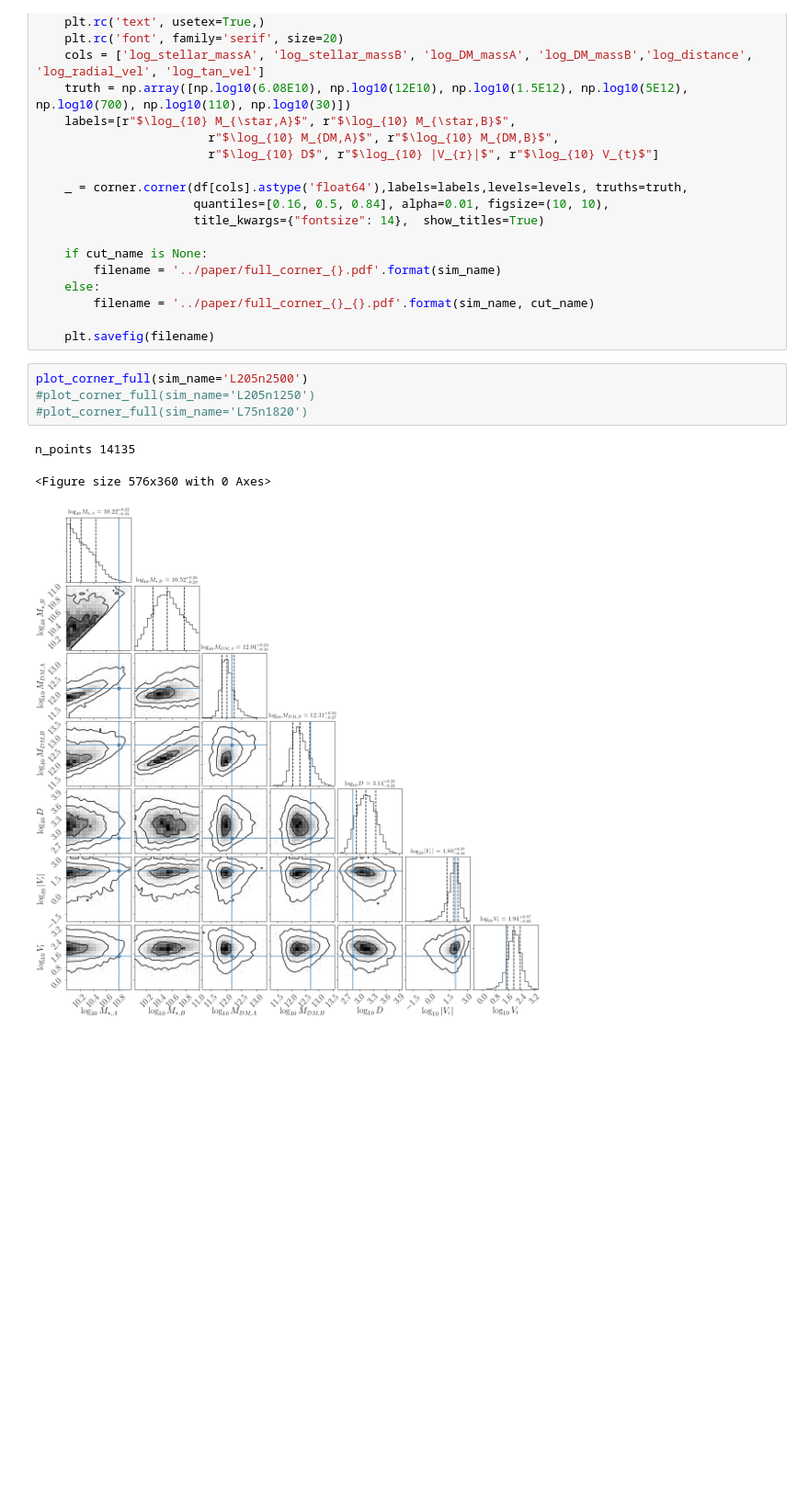
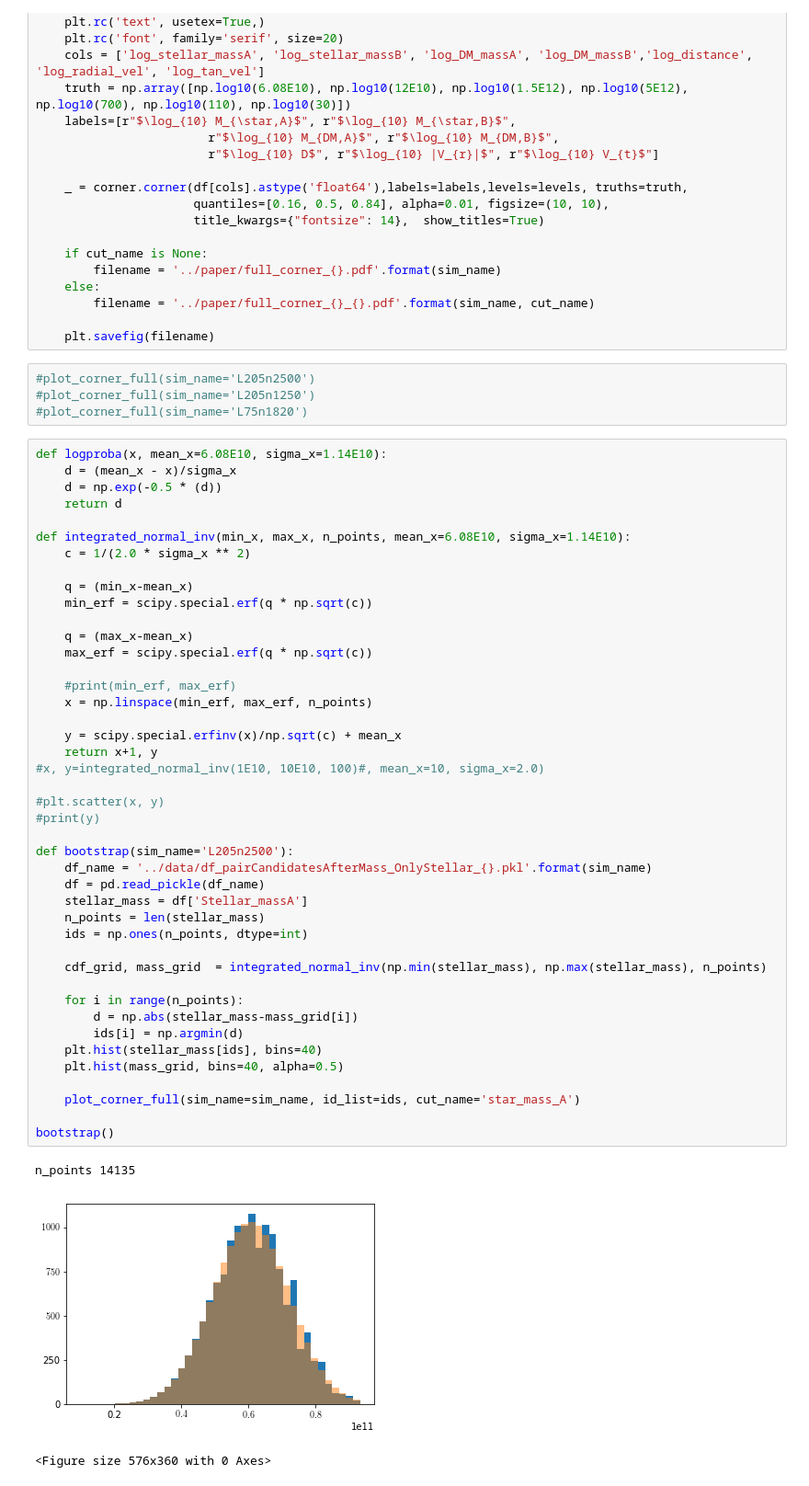
Before and after one commit to cgomez11/projectLC, a Jupyter notebook: nb/explora.ipynb, the cells around one changed output. Shown: that part at 92% size. Drawn from its saved outputs; the diff is of its cells as text; blank space fills up the shorter version.

```diff
--- a/nb/explora.ipynb
+++ b/nb/explora.ipynb
@@ -41,10 +42,53 @@ def plot_corner_full(sim_name='L205n2500', id_list=None, cut_name=None):
 
     plt.savefig(filename)
 # %%
-plot_corner_full(sim_name='L205n2500')
+#plot_corner_full(sim_name='L205n2500')
 #plot_corner_full(sim_name='L205n1250')
 #plot_corner_full(sim_name='L75n1820')
-# %% [output]
-n_points 14135
-<Figure size 576x360 with 0 Axes>
-[figure, removed]
+# %%
+def logproba(x, mean_x=6.08E10, sigma_x=1.14E10):
+    d = (mean_x - x)/sigma_x
+    d = np.exp(-0.5 * (d))
+    return d
+
+def integrated_normal_inv(min_x, max_x, n_points, mean_x=6.08E10, sigma_x=1.14E10):
+    c = 1/(2.0 * sigma_x ** 2)
+
+    q = (min_x-mean_x)
+    min_erf = scipy.special.erf(q * np.sqrt(c))
+
+    q = (max_x-mean_x)
+    max_erf = scipy.special.erf(q * np.sqrt(c))
+
+    #print(min_erf, max_erf)
+    x = np.linspace(min_erf, max_erf, n_points)
+
+    y = scipy.special.erfinv(x)/np.sqrt(c) + mean_x
+    return x+1, y
+#x, y=integrated_normal_inv(1E10, 10E10, 100)#, mean_x=10, sigma_x=2.0)
+
+#plt.scatter(x, y)
+#print(y)
+
+def bootstrap(sim_name='L205n2500'):
+    df_name = '../data/df_pairCandidatesAfterMass_OnlyStellar_{}.pkl'.format(sim_name)
+    df = pd.read_pickle(df_name)
+    stellar_mass = df['Stellar_massA']
+    n_points = len(stellar_mass)
+    ids = np.ones(n_points, dtype=int)
+
+    cdf_grid, mass_grid  = integrated_normal_inv(np.min(stellar_mass), np.max(stellar_mass), n_points)
+
+    for i in range(n_points):
+        d = np.abs(stellar_mass-mass_grid[i])
+        ids[i] = np.argmin(d)
+    plt.hist(stellar_mass[ids], bins=40)
+    plt.hist(mass_grid, bins=40, alpha=0.5)
+
+    plot_corner_full(sim_name=sim_name, id_list=ids, cut_name='star_mass_A')
+
+bootstrap()
+# %% [output]
+n_points 14135
+[figure, added]
+<Figure size 576x360 with 0 Axes>
```
Also changed, not shown: parts of 6 cells of this notebook.
